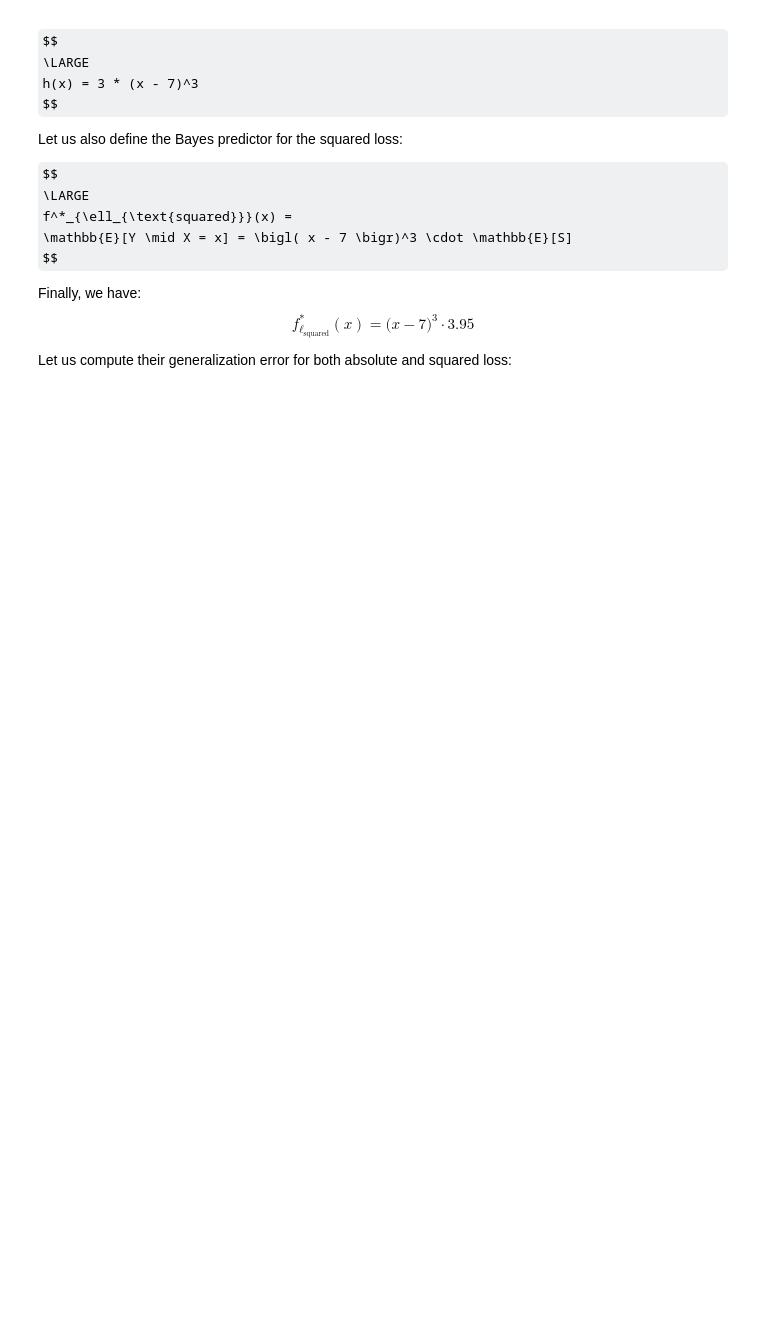
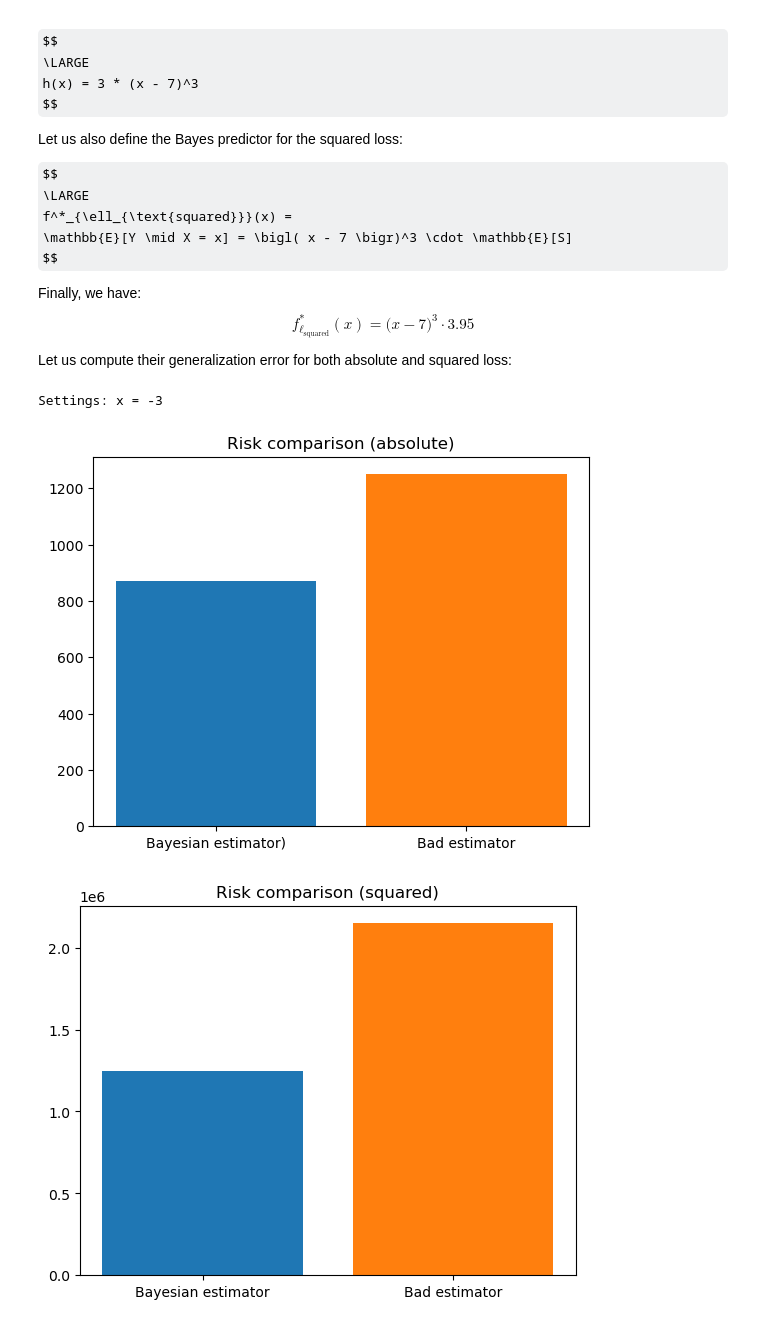
Before and after one commit to AlexisPetignat/FTML_project, a Jupyter notebook: Exercice_2/Exercice_2.ipynb, the cells around one changed output. Saved outputs shown, nothing was run; the diff lists cells and outputs as text; code cells hidden in the pictures; some formulas as TeX source; blank space fills up the shorter version.

```diff
--- a/Exercice_2/Exercice_2.ipynb
+++ b/Exercice_2/Exercice_2.ipynb
@@ -87,37 +89,45 @@ SAMPLE_SIZE = 1_000_000
 bayes_pred = lambda x: 3.95 * (x - 7)**3
 
 # bad estimator
-h = lambda x: 3 * x**3
+h = lambda x: 3 * (x - 7)**3
 
 # Define S values
 s_values = np.array([1, 2, 3, 4, 5])
 s_probs = np.array([0.05, 0.05, 0.20, 0.30, 0.40])
 s = np.random.choice(s_values, p=s_probs, size=SAMPLE_SIZE)
 
 # Fix x
 x = np.random.randint(low = -20, high = 20, size = 1)[0]
 
 Y = s * (x - 7)**3
 
+X_bayes = bayes_pred(x)
+X_h = h(x)
 
 # Absolute loss
-R_absolute_bayes = np.mean(np.abs(Y - X_bayes_abs))
+R_absolute_bayes = np.mean(np.abs(Y - X_bayes))
 R_absolute_h = np.mean(np.abs(Y - X_h))
 
 # Squared loss
-R_squared_bayes = np.mean((Y - X_bayes_sq)**2)
+R_squared_bayes = np.mean((Y - X_bayes)**2)
 R_squared_h = np.mean((Y - X_h)**2)
 
 print(f"Settings: x = {x}")
+
+assert R_absolute_bayes < R_absolute_h
 
 plt.title("Risk comparison (absolute)")
 plt.bar(x="Bayesian estimator)", height=R_absolute_bayes)
 plt.bar(x="Bad estimator",      height=R_absolute_h)
 plt.show()
 
 plt.title("Risk comparison (squared)")
 plt.bar(x="Bayesian estimator", height=R_squared_bayes)
 plt.bar(x="Bad estimator",      height=R_squared_h)
 plt.show()
 
 pass
+# %% [output]
+Settings: x = -3
+[figure, added]
+[figure, added]
```
Also changed, not shown: parts of 2 cells of this notebook.
